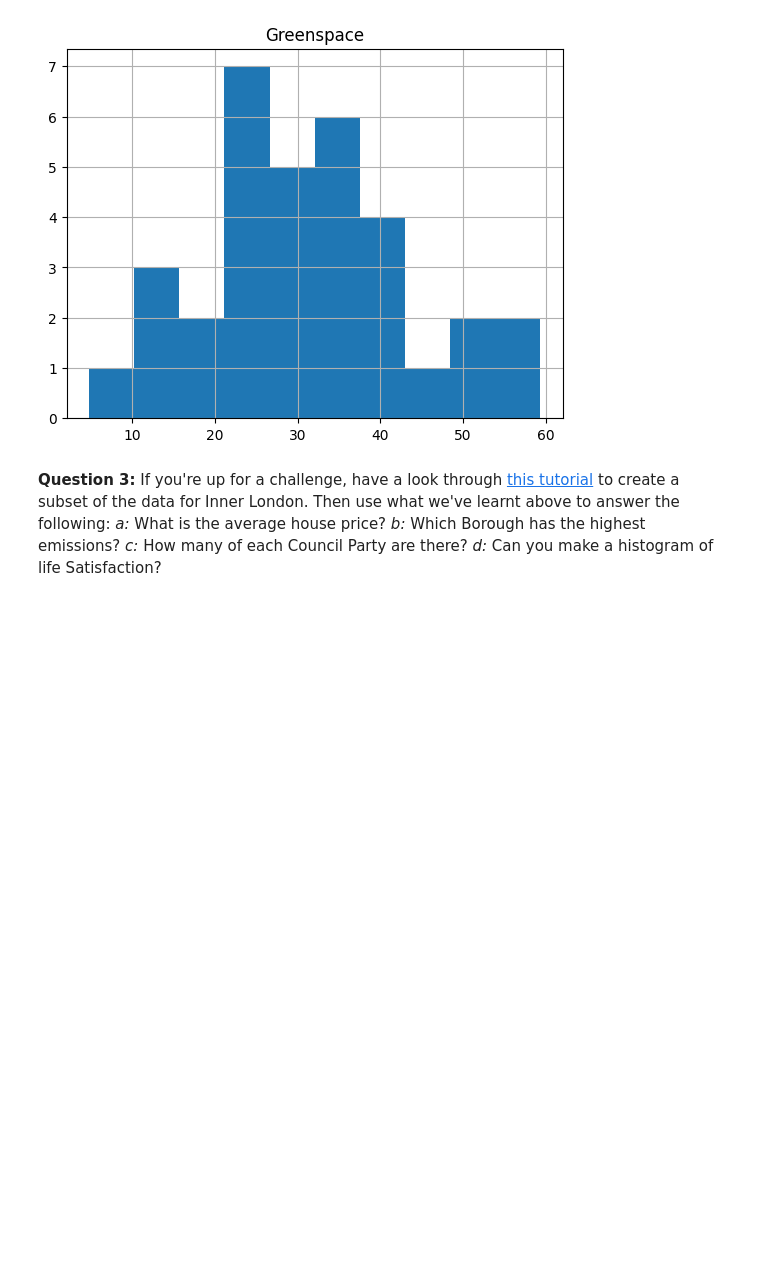
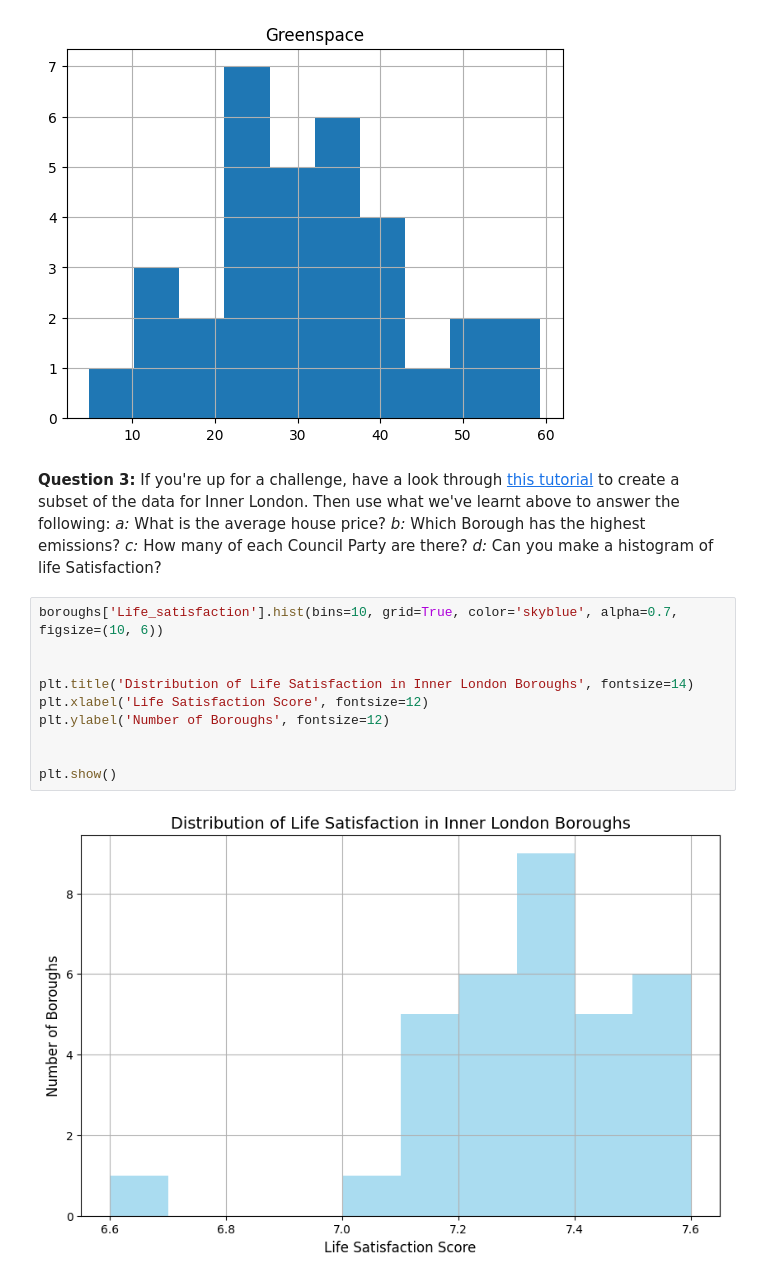
Before and after one commit to sjbmcg/data_to_insights, a Jupyter notebook: Lab1_Intro_24.ipynb, the cells around one changed output. Cells and saved outputs as stored; diff of their text form; blank space fills up the shorter version.

```diff
--- a/Lab1_Intro_24.ipynb
+++ b/Lab1_Intro_24.ipynb
@@ -490,3 +490,15 @@ _a:_ What is the average house price?
 _b:_ Which Borough has the highest emissions?
 _c:_ How many of each Council Party are there?
 _d:_ Can you make a histogram of life Satisfaction?
+# %%
+boroughs['Life_satisfaction'].hist(bins=10, grid=True, color='skyblue', alpha=0.7, figsize=(10, 6))
+
+
+plt.title('Distribution of Life Satisfaction in Inner London Boroughs', fontsize=14)
+plt.xlabel('Life Satisfaction Score', fontsize=12)
+plt.ylabel('Number of Boroughs', fontsize=12)
+
+
+plt.show()
+# %% [output]
+[figure, added]
```
